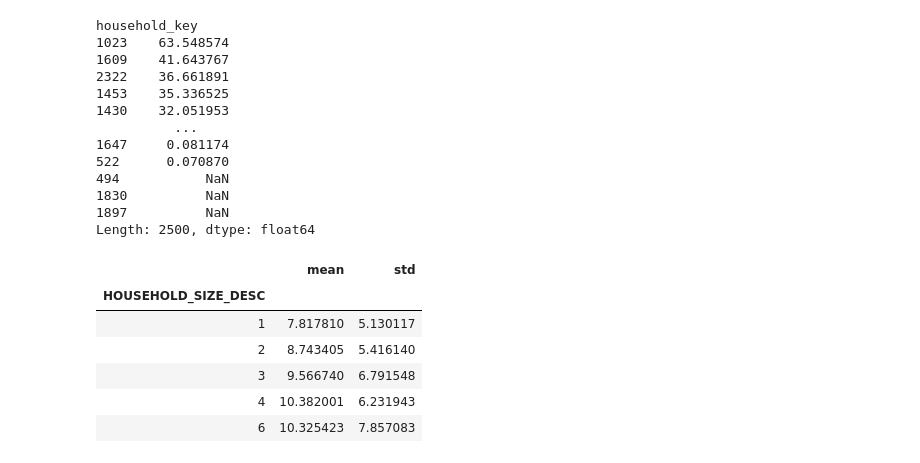
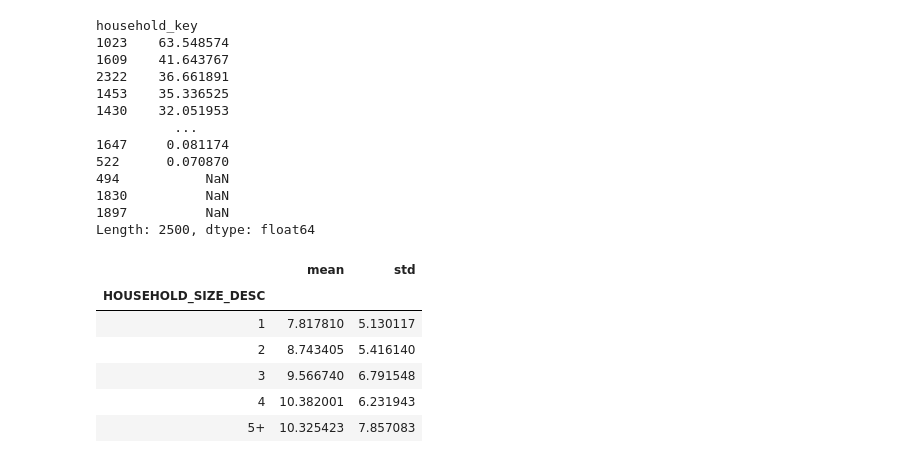
Before and after one commit to raphaelreiss/ADA_project, a Jupyter notebook: src/TermProject.ipynb, the cells around one changed output. Drawn from its saved outputs; the diff is of its cells as text; code cells hidden in the pictures.

```diff
--- a/src/TermProject.ipynb
+++ b/src/TermProject.ipynb
@@ -168,17 +245,13 @@ Length: 2500, dtype: float64
 purchase_rate.rename('purchase_rate',inplace=True)
 hh_demographic_df = hh_demographic_df.join(purchase_rate,on='household_key')
-# %%
-hh_demographic_df.replace('5+','6').\
-groupby('HOUSEHOLD_SIZE_DESC')['purchase_rate'].agg(['mean','std'])
-#ax = plt.gca()
-#ax.set_title('Purchasing Rate vs. Household Size')
-#ax.set_xlabel('Household')
-#ax.set_ylabel('Purchasing rate ($/day)')
-# %% [output]
-|  | mean | std |
-| HOUSEHOLD_SIZE_DESC |  |  |
-| 1 | 7.817810 | 5.130117 |
-| 2 | 8.743405 | 5.416140 |
-| 3 | 9.566740 | 6.791548 |
-| 4 | 10.382001 | 6.231943 |
-| 6 | 10.325423 | 7.857083 |
+# %%
+hh_demographic_df.\
+groupby('HOUSEHOLD_SIZE_DESC')['purchase_rate'].agg(['mean','std'])
+# %% [output]
+|  | mean | std |
+| HOUSEHOLD_SIZE_DESC |  |  |
+| 1 | 7.817810 | 5.130117 |
+| 2 | 8.743405 | 5.416140 |
+| 3 | 9.566740 | 6.791548 |
+| 4 | 10.382001 | 6.231943 |
+| 5+ | 10.325423 | 7.857083 |
```
Also changed, not shown: parts of 23 cells of this notebook.
